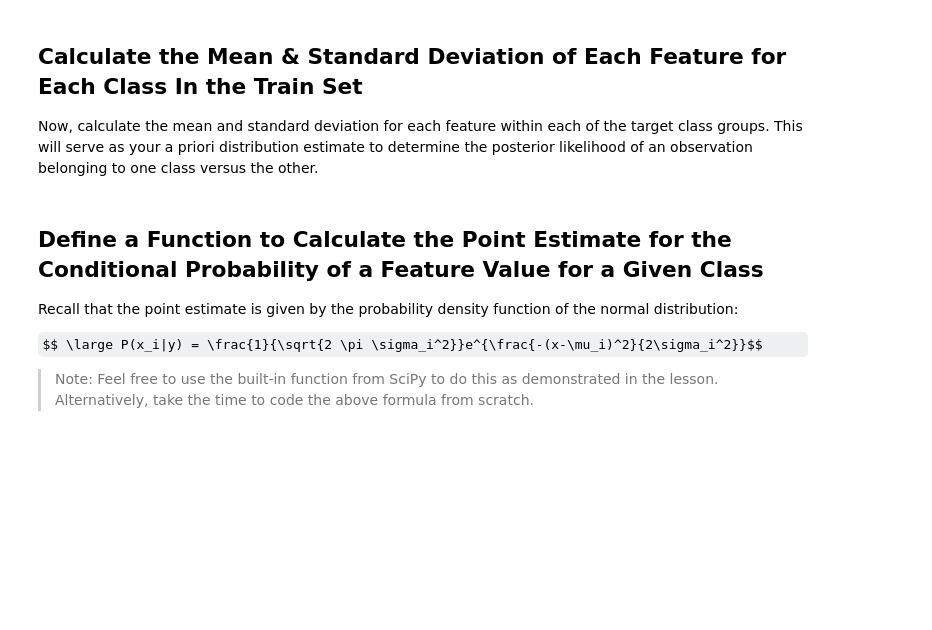
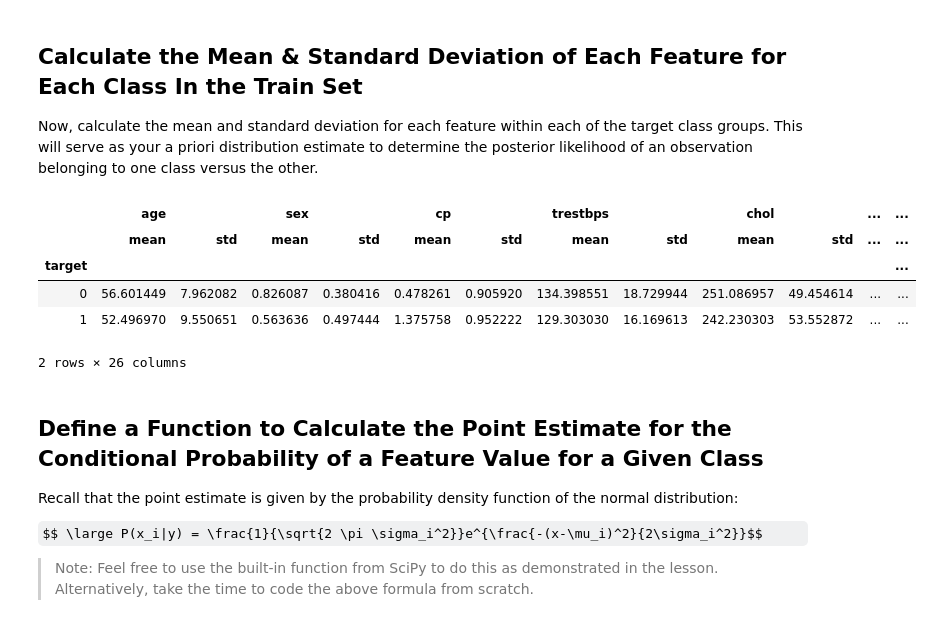
Before and after one commit to cdkdttl/dsc-enterprise-deloitte-dl-gaussian-naive-bayes-lab-deloitte-online-ds-050520, a Jupyter notebook: index.ipynb, the cells around one changed output. Drawn from its saved outputs; the diff is of its cells as text; code cells hidden in the pictures; some formulas as TeX source; blank space fills up the shorter version.

```diff
--- a/index.ipynb
+++ b/index.ipynb
@@ -60,8 +60,15 @@ X_train, X_test, y_train, y_test = train_test_split(X, y, test_size=0.30, random
 Now, calculate the mean and standard deviation for each feature within each of the target class groups. This will serve as your a priori distribution estimate to determine the posterior likelihood of an observation belonging to one class versus the other.
 # %%
 #Your code here; calculate the mean and standard deviation for each feature within each class for the training set
-aggs = df.groupby('Target').agg(['mean', 'std'])
+aggs = df.groupby('target').agg(['mean', 'std'])
 aggs
+# %% [output]
+|  | age |  | sex |  | cp |  | trestbps |  | chol |  | ... | ... |
+|  | mean | std | mean | std | mean | std | mean | std | mean | std | ... | ... |
+| target |  |  |  |  |  |  |  |  |  |  |  | ... |
+| 0 | 56.601449 | 7.962082 | 0.826087 | 0.380416 | 0.478261 | 0.905920 | 134.398551 | 18.729944 | 251.086957 | 49.454614 | ... | ... |
+| 1 | 52.496970 | 9.550651 | 0.563636 | 0.497444 | 1.375758 | 0.952222 | 129.303030 | 16.169613 | 242.230303 | 53.552872 | ... | ... |
+2 rows × 26 columns
 # %% [markdown]
 ## Define a Function to Calculate the Point Estimate for the Conditional Probability of a Feature Value for a Given Class
 
```
